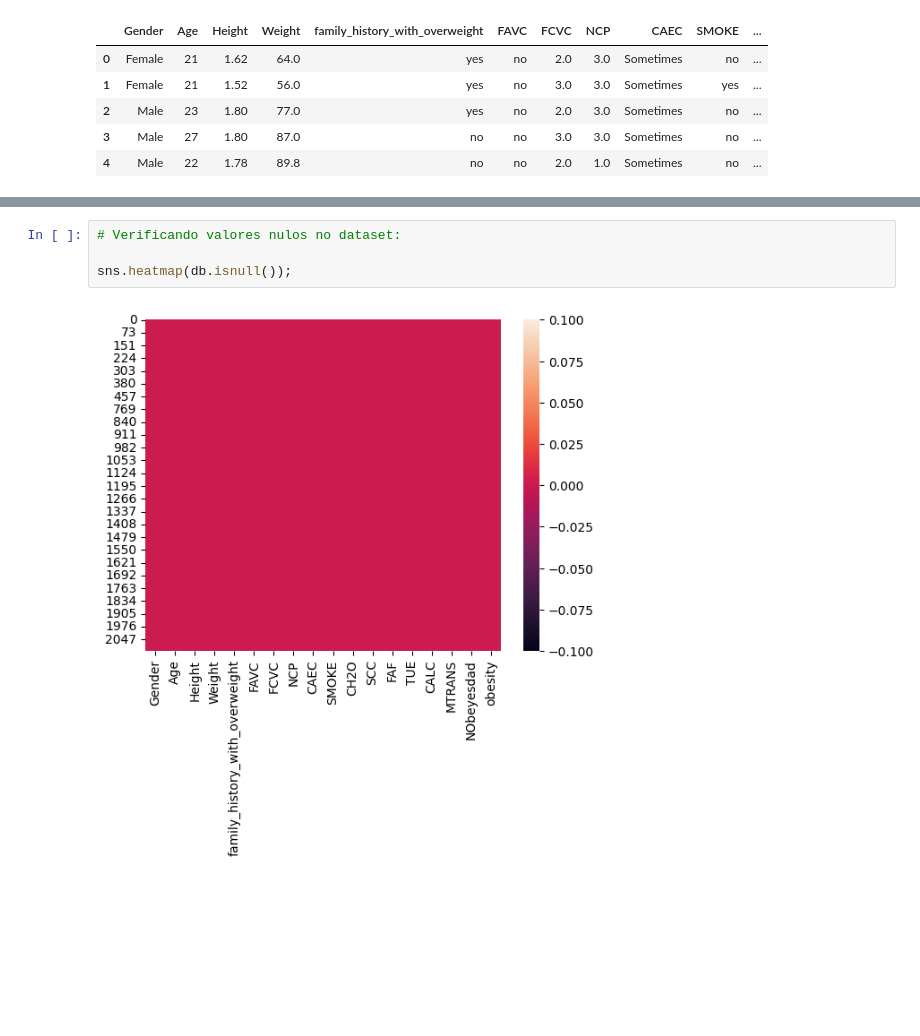
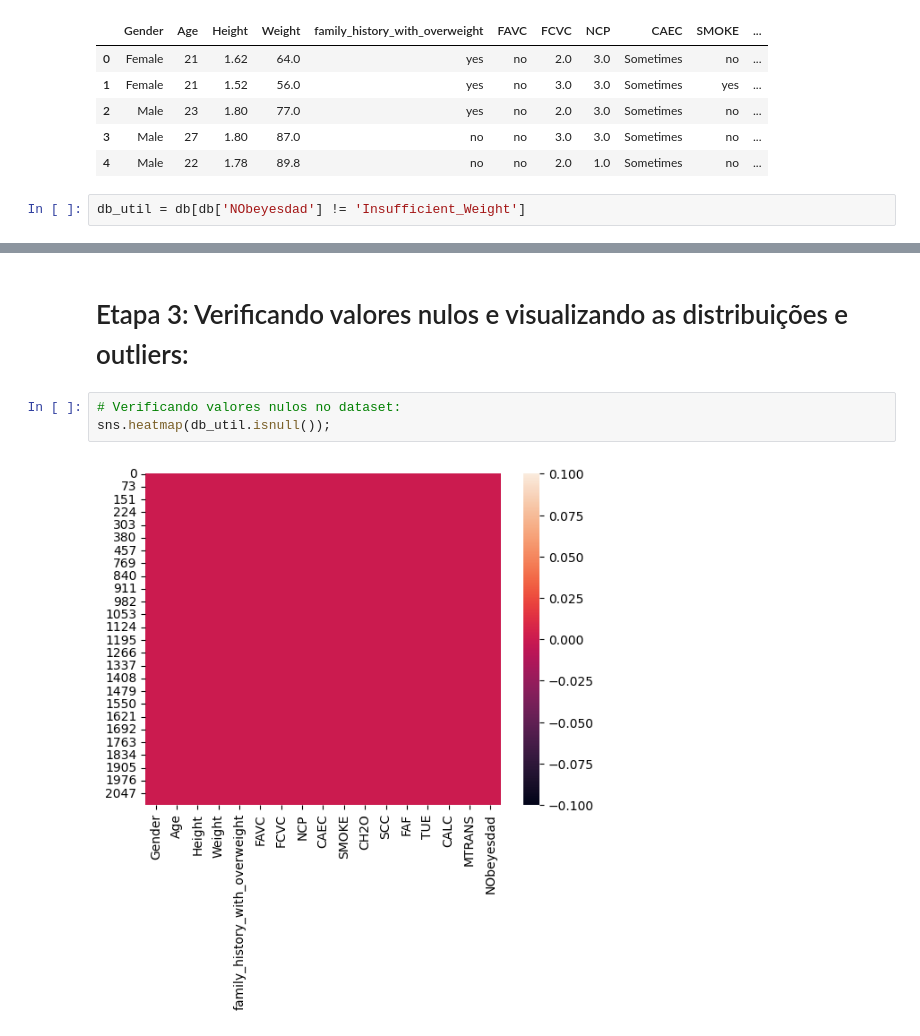
Before and after one commit to raphaelp-silva/GNN_Pytorch_geometric, a Jupyter notebook: GNN_obesity.ipynb, the cells around one changed output, grey strips where cells are left out. Drawn from its saved outputs; the diff is of its cells as text; blank space fills up the shorter version.

```diff
--- a/GNN_obesity.ipynb
+++ b/GNN_obesity.ipynb
@@ -32,3 +60,5 @@ db.head()
 | 2 | Male | 23 | 1.80 | 77.0 | yes | no | 2.0 | 3.0 | Sometimes | no | ... |
 | 3 | Male | 27 | 1.80 | 87.0 | no | no | 3.0 | 3.0 | Sometimes | no | ... |
 | 4 | Male | 22 | 1.78 | 89.8 | no | no | 2.0 | 1.0 | Sometimes | no | ... |
+# %%
+db_util = db[db['NObeyesdad'] != 'Insufficient_Weight']
@@ -131,9 +132,10 @@ db.head()
+# %% [markdown]
+# Etapa 3: Verificando valores nulos e visualizando as distribuições e outliers:
 # %%
 # Verificando valores nulos no dataset:
-
-sns.heatmap(db.isnull());
+sns.heatmap(db_util.isnull());
 # %% [output]
-[figure, old version]
+[figure, new version]
 # %%
 # Visualizado a distribuição de variáveis:
 
```
Also changed, not shown: parts of 68 cells of this notebook.
